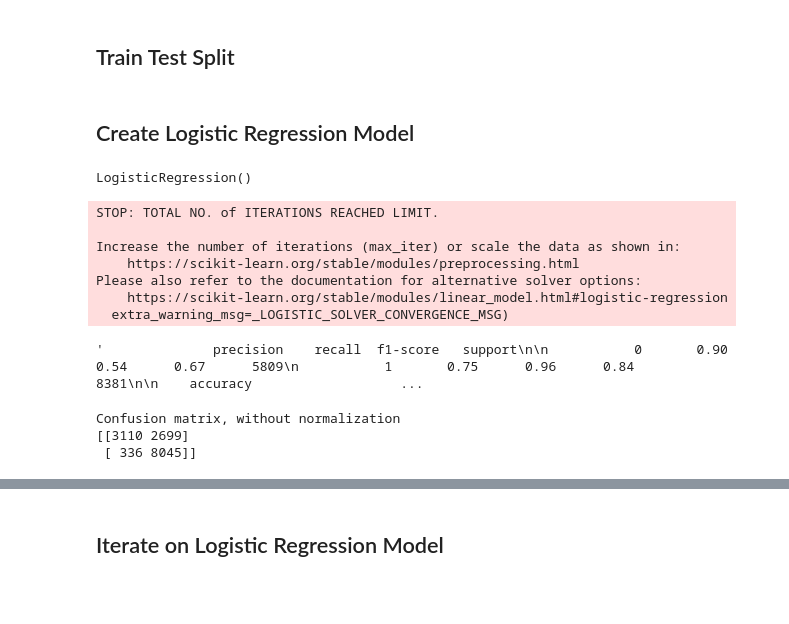
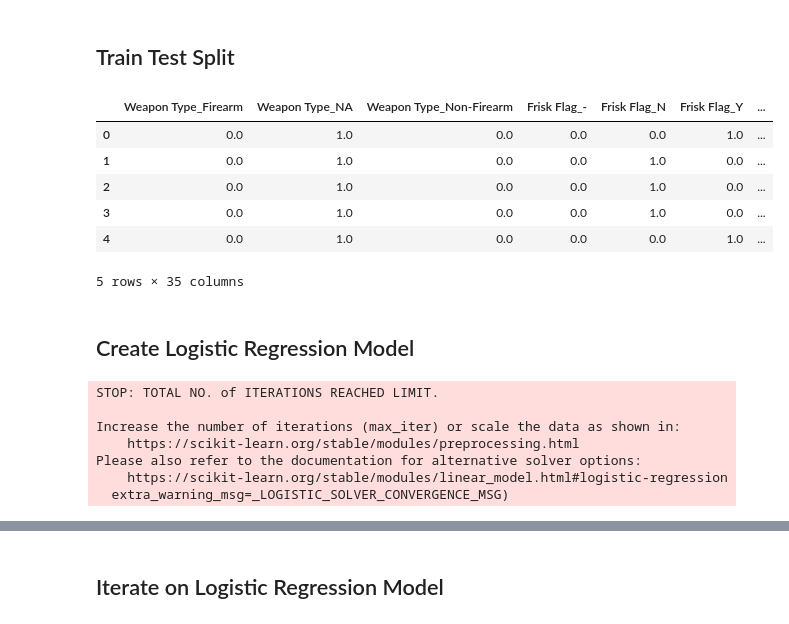
Before and after one commit to sierrafromcalifornia/Terry-Stop-Analysis-Project, a Jupyter notebook: dsc-terry-traffic-stops-working-notebook.ipynb, the cells around one changed output, grey strips where cells are left out. Saved outputs shown, nothing was run; the diff lists cells and outputs as text; code cells hidden in the pictures; blank space fills up the shorter version.

```diff
--- a/dsc-terry-traffic-stops-working-notebook.ipynb
+++ b/dsc-terry-traffic-stops-working-notebook.ipynb
@@ -408,58 +412,32 @@ X_test_ohe = ohe.transform(X_test).toarray()
 ohe_df1 = pd.DataFrame(X_train_ohe, columns=ohe.get_feature_names(X_train.columns))
 ohe_df2 = pd.DataFrame(X_test_ohe, columns=ohe.get_feature_names(X_test.columns))
 ohe_df = pd.concat([ohe_df1,ohe_df2])
+# %%
+ohe_df.head()
+# %% [output]
+|  | Weapon Type_Firearm | Weapon Type_NA | Weapon Type_Non-Firearm | Frisk Flag_- | Frisk Flag_N | Frisk Flag_Y | ... |
+| 0 | 0.0 | 1.0 | 0.0 | 0.0 | 0.0 | 1.0 | ... |
+| 1 | 0.0 | 1.0 | 0.0 | 0.0 | 1.0 | 0.0 | ... |
+| 2 | 0.0 | 1.0 | 0.0 | 0.0 | 1.0 | 0.0 | ... |
+| 3 | 0.0 | 1.0 | 0.0 | 0.0 | 1.0 | 0.0 | ... |
+| 4 | 0.0 | 1.0 | 0.0 | 0.0 | 0.0 | 1.0 | ... |
+5 rows × 35 columns
 # %% [markdown]
 ## Create Logistic Regression Model
-# %%
-lr_one = LogisticRegression()
-lr_one = lr_one.fit(X_train_ohe, y_train)
-
-# preview model params
-print(lr_one)
-
-# predict
-y_pred = lr_one.predict(X_test_ohe)
-
-# evaluate model with a classification report
-display(classification_report(y_test, y_pred))
-# %% [output]
-LogisticRegression()
-STOP: TOTAL NO. of ITERATIONS REACHED LIMIT.
-
-Increase the number of iterations (max_iter) or scale the data as shown in:
-    https://scikit-learn.org/stable/modules/preprocessing.html
-Please also refer to the documentation for alternative solver options:
-    https://scikit-learn.org/stable/modules/linear_model.html#logistic-regression
-  extra_warning_msg=_LOGISTIC_SOLVER_CONVERGENCE_MSG)
-'              precision    recall  f1-score   support\n\n           0       0.90      0.54      0.67      5809\n           1       0.75      0.96      0.84      8381\n\n    accuracy                   ...
-# %%
-# evaluate model with confusion matrix
-
-def plot_confusion_matrix(cm, classes,
-                          normalize=False,
-                          title='Confusion matrix',
-                          cmap=plt.cm.Blues):
-    """
-    This function prints and plots the confusion matrix.
-    Normalization can be applied by setting `normalize=True`.
-    """
-    if normalize:
-        cm = cm.astype('float') / cm.sum(axis=1)[:, np.newaxis]
-        print("Normalized confusion matrix")
-    else:
-        print('Confusion matrix, without normalization')
-
-    print(cm)
-
-# Compute confusion matrix
-cnf_matrix = confusion_matrix(y_test, y_pred)
-np.set_printoptions(precision=2)
-
-# Plot non-normalized confusion matrix
-
-plot_confusion_matrix(cnf_matrix, classes=['Forged','Authorized'],
-                      title='Confusion matrix, without normalization')
-# %% [output]
-Confusion matrix, without normalization
-[[3110 2699]
- [ 336 8045]]
+# %%
+# fit our baseline logistic regression model
+
+logreg = LogisticRegression()
+lrmodel1 = logreg.fit(X_train_ohe, y_train)
+
+# predict
+train_pred = logreg.predict(X_train_ohe)
+test_pred = logreg.predict(X_test_ohe)
+# %% [output]
+STOP: TOTAL NO. of ITERATIONS REACHED LIMIT.
+
+Increase the number of iterations (max_iter) or scale the data as shown in:
+    https://scikit-learn.org/stable/modules/preprocessing.html
+Please also refer to the documentation for alternative solver options:
+    https://scikit-learn.org/stable/modules/linear_model.html#logistic-regression
+  extra_warning_msg=_LOGISTIC_SOLVER_CONVERGENCE_MSG)
```
Also changed, not shown: parts of 26 cells of this notebook, 4 other files.
